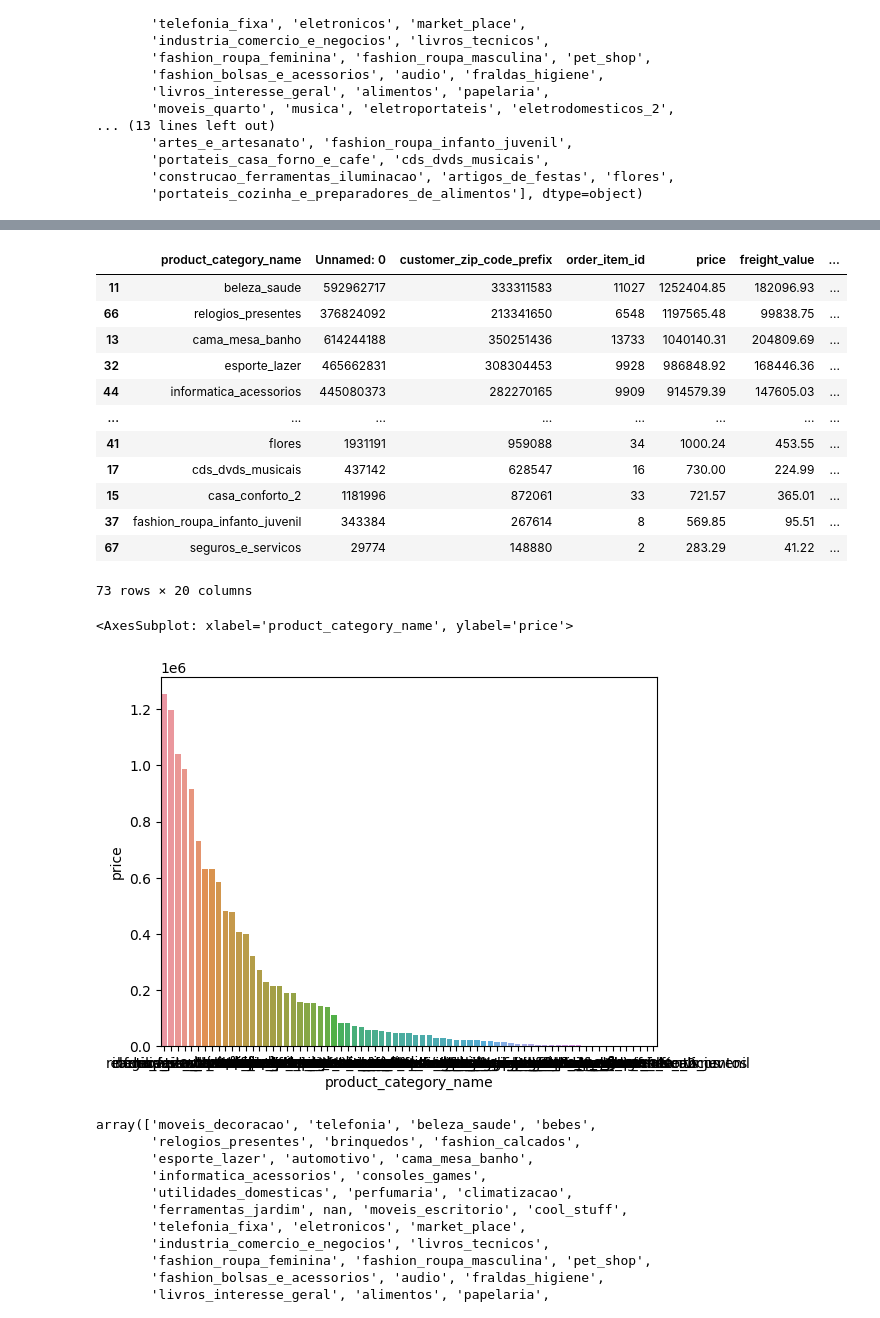
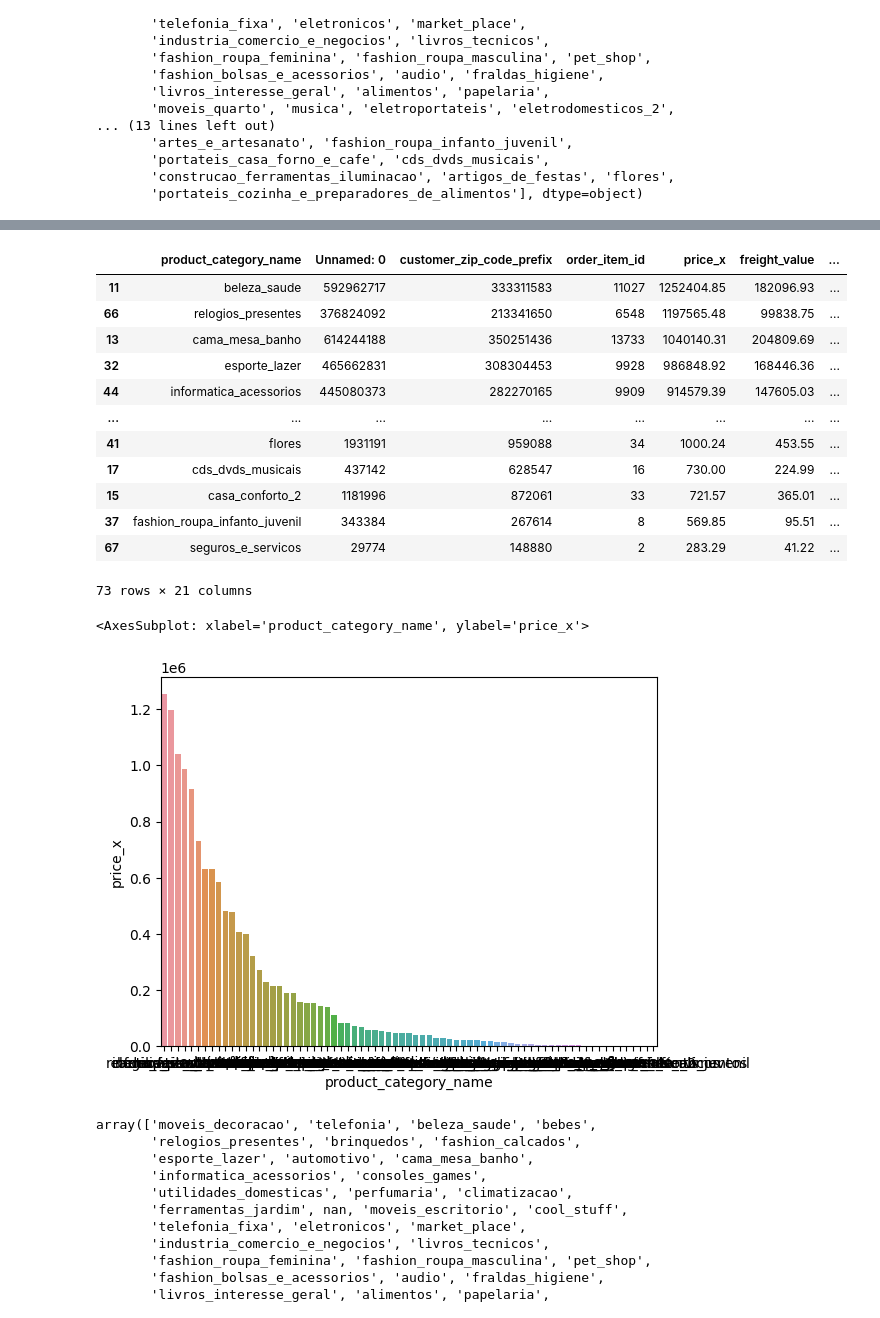
Before and after one commit to kamelben9/Brief-Clustering, a Jupyter notebook: analys2.ipynb, the cells around one changed output, grey strips where cells are left out. Drawn from its saved outputs; the diff is of its cells as text; code cells hidden in the pictures.

```diff
--- a/analys2.ipynb
+++ b/analys2.ipynb
@@ -96,5 +91,5 @@ data_segment
 # %%
-data_segment.sort_values(by = ["price"],inplace = True,ascending=False)
+data_segment.sort_values(by = ["price_x"],inplace = True,ascending=False)
 # %%
 data_segment
 # %% [output]
@@ -114,7 +109,7 @@ data_segment
 # %%
 data_segment.dropna()
 # %% [output]
-|  | product_category_name | Unnamed: 0 | customer_zip_code_prefix | order_item_id | price | freight_value | ... |
+|  | product_category_name | Unnamed: 0 | customer_zip_code_prefix | order_item_id | price_x | freight_value | ... |
 | 11 | beleza_saude | 592962717 | 333311583 | 11027 | 1252404.85 | 182096.93 | ... |
 | 66 | relogios_presentes | 376824092 | 213341650 | 6548 | 1197565.48 | 99838.75 | ... |
 | 13 | cama_mesa_banho | 614244188 | 350251436 | 13733 | 1040140.31 | 204809.69 | ... |
@@ -126,12 +121,12 @@ data_segment.dropna()
 | 15 | casa_conforto_2 | 1181996 | 872061 | 33 | 721.57 | 365.01 | ... |
 | 37 | fashion_roupa_infanto_juvenil | 343384 | 267614 | 8 | 569.85 | 95.51 | ... |
 | 67 | seguros_e_servicos | 29774 | 148880 | 2 | 283.29 | 41.22 | ... |
-73 rows × 20 columns
+73 rows × 21 columns
 # %%
-sns.barplot(x = data_segment.product_category_name,y = data_segment.price)
+sns.barplot(x = data_segment.product_category_name,y = data_segment.price_x)
 # %% [output]
-<AxesSubplot: xlabel='product_category_name', ylabel='price'>
+<AxesSubplot: xlabel='product_category_name', ylabel='price_x'>
-[figure, old version]
+[figure, new version]
 # %%
 data.product_category_name.unique()
 # %% [output]
```
Also changed, not shown: parts of 6 cells of this notebook.
